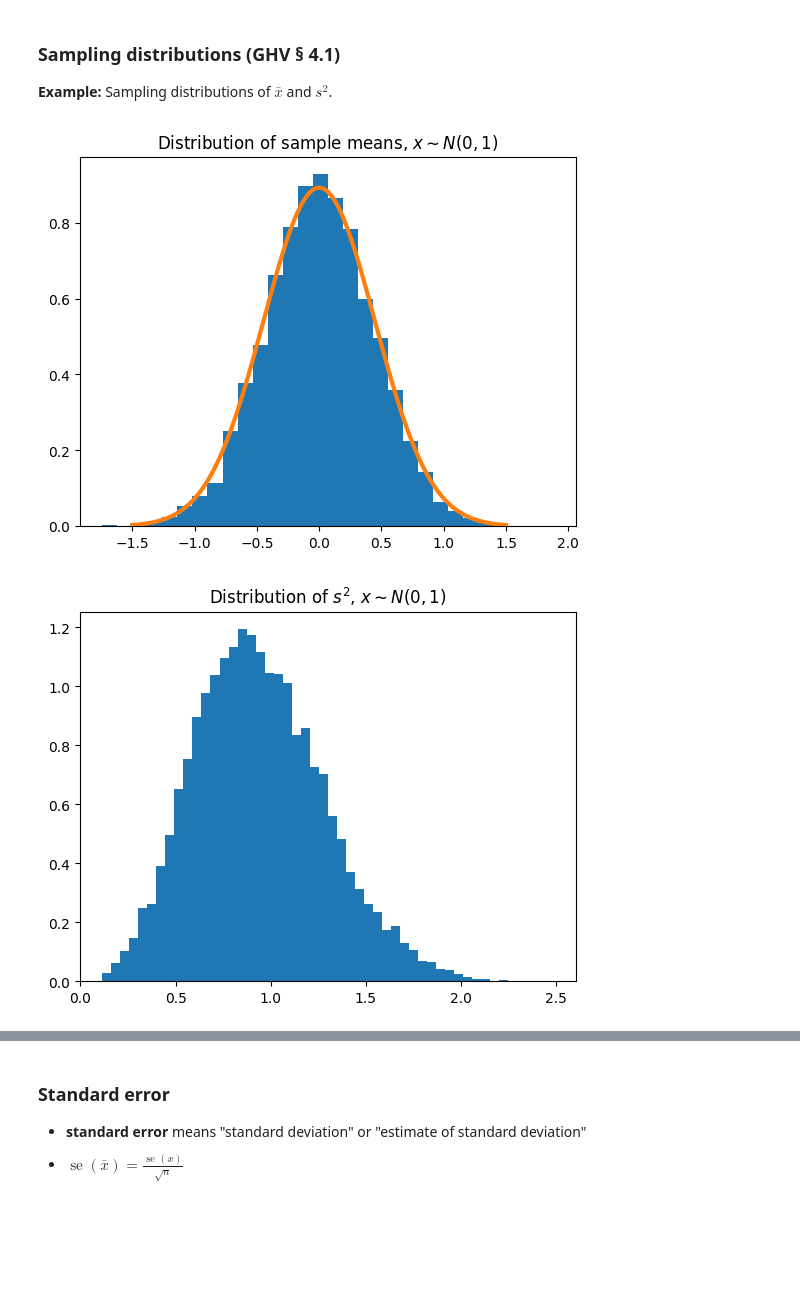
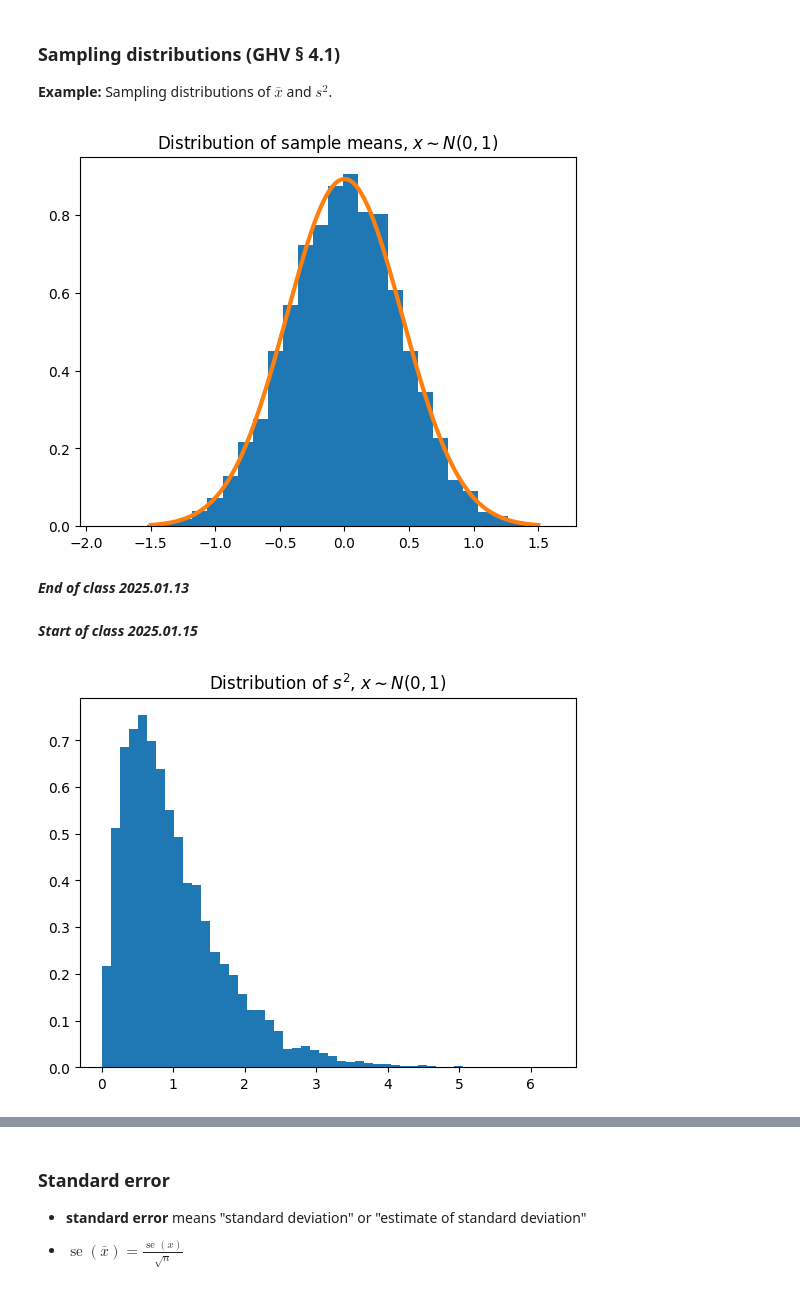
Before and after one commit to mgreenbe/DATA335W2025, a Jupyter notebook: code/1fundamentals.ipynb, the cells around one changed output, grey strips where cells are left out. Saved outputs shown, nothing was run; the diff lists cells and outputs as text; code cells hidden in the pictures; blank space fills up the shorter version.

```diff
--- a/code/1fundamentals.ipynb
+++ b/code/1fundamentals.ipynb
@@ -18,15 +20,19 @@ x = d.rvs(size=(m, n))
 xbar = x.mean(axis=1)
 plt.hist(xbar, bins=30, density=True)
 plt.title("Distribution of sample means, $x\\sim N(0, 1)$")
-xs = np.linspace(-1.5, 1.5, 1000)
-plt.plot(xs, stats.norm(0, 1 / np.sqrt(n)).pdf(xs), lw=3)
+u = np.linspace(-1.5, 1.5, 1000)
+plt.plot(u, stats.norm(0, 1 / np.sqrt(n)).pdf(u), lw=3)
 plt.show()
 # %% [output]
-[figure, old version]
+[figure, new version]
+# %% [markdown]
+***End of class 2025.01.13***
+# %% [markdown]
+***Start of class 2025.01.15***
 # %%
-s2 = x.std(axis=1, ddof=1)
+s2 = np.sum((x - x.mean(axis=1, keepdims=True)) ** 2, axis=1) / (n - 1)
+assert np.allclose(s2, x.var(axis=1, ddof=1))
 plt.hist(s2, bins=50, density=True)
 plt.title("Distribution of $s^2$, $x\\sim N(0, 1)$")
-t = np.linspace(0, 2.5, 1000)
 # %% [output]
-[figure, old version]
+[figure, new version]
```
Also changed, not shown: parts of 4 cells of this notebook, 2 other files.
